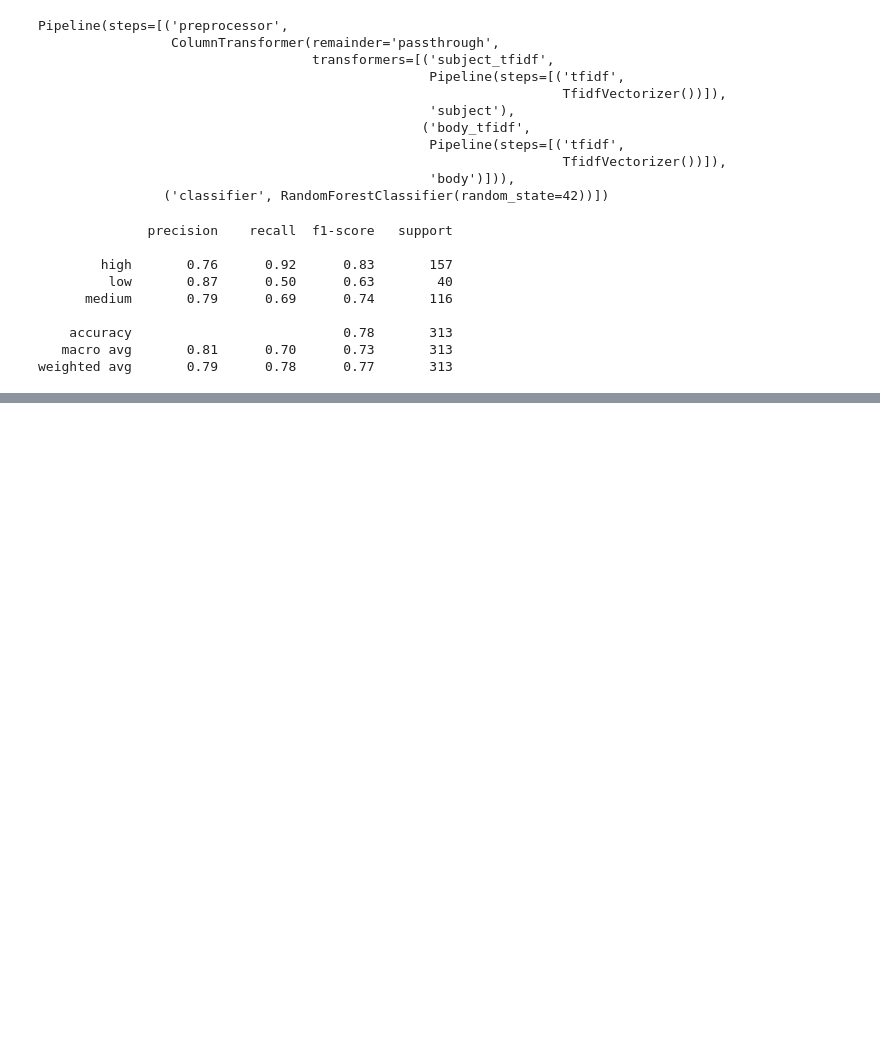
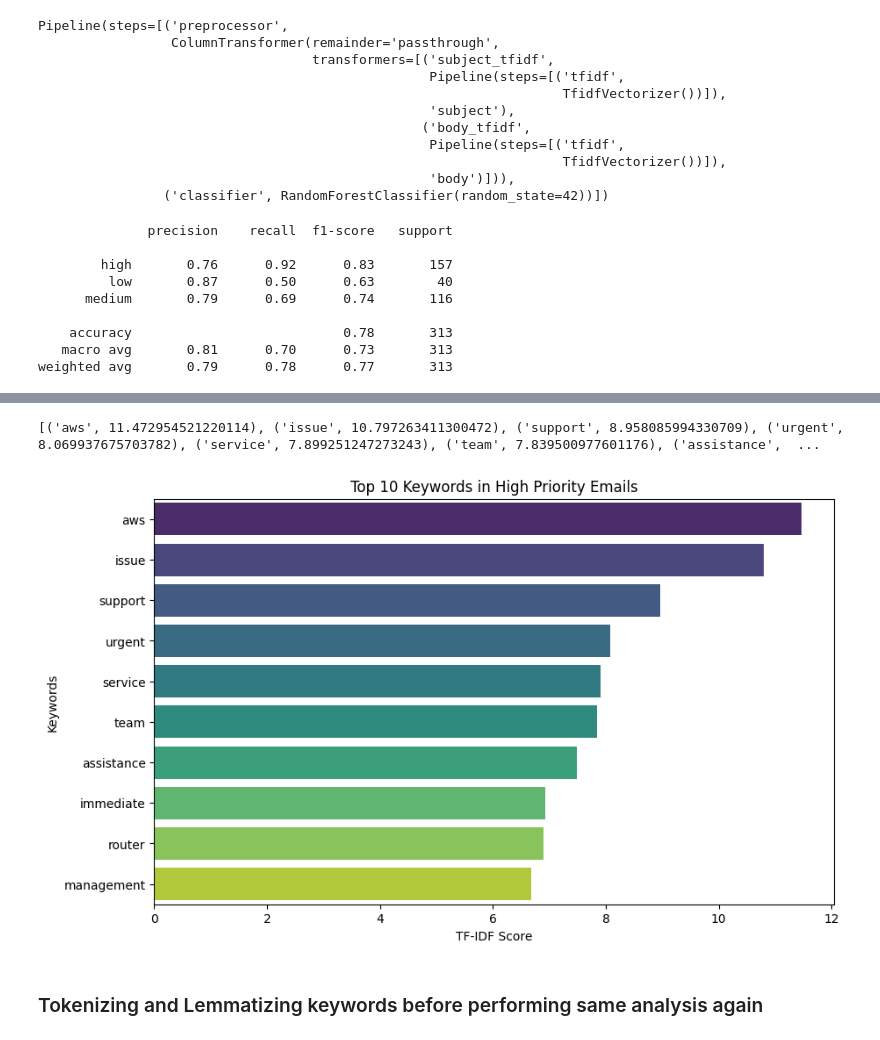
Before and after one commit to Kripa8702/Text-Classifier---Urgent-vs.-No-Urgent, a Jupyter notebook: classification_with_tfId.ipynb, the cells around one changed output, grey strips where cells are left out. Cells and saved outputs as stored; diff of their text form; code cells hidden in the pictures; blank space fills up the shorter version.

```diff
--- a/classification_with_tfId.ipynb
+++ b/classification_with_tfId.ipynb
@@ -82,0 +93,40 @@ weighted avg       0.79      0.78      0.77       313
+# %%
+df_new = pd.read_csv('helpdesk_customer_tickets.csv')
+df_new.dropna(subset=['body', 'subject'], inplace=True)
+df_new = df_new[df_new.language == 'en']
+
+# Get high priority emails
+high_priority_emails = df_new[df_new['priority'] == 'high']
+
+# Combine subject and body for TF-IDF analysis
+high_priority_texts = high_priority_emails['subject'] + ' ' + high_priority_emails['body']
+
+tdidf_vectorizer = TfidfVectorizer(lowercase=True, stop_words='english')
+tdidf_matrix = tdidf_vectorizer.fit_transform(high_priority_texts)
+# %%
+# Extract words and their corresponding TF-IDF values
+
+feature_names = tdidf_vectorizer.get_feature_names_out()
+word_scores = zip(feature_names, tdidf_matrix.sum(axis=0).tolist()[0])
+
+top_words = sorted(word_scores, key=lambda x: x[1], reverse=True)[:10]
+print(top_words)
+# %% [output]
+[('aws', 11.472954521220114), ('issue', 10.797263411300472), ('support', 8.958085994330709), ('urgent', 8.069937675703782), ('service', 7.899251247273243), ('team', 7.839500977601176), ('assistance',  ...
+# %%
+# Visualize the top 10 words with the highest TF-IDF scores
+import matplotlib.pyplot as plt
+import seaborn as sns
+
+keywords, frequencies = zip(*top_words)
+
+plt.figure(figsize=(10, 6))
+sns.barplot(x=frequencies, y=keywords, palette='viridis', hue=keywords)
+plt.xlabel('TF-IDF Score')
+plt.ylabel('Keywords')
+plt.title('Top 10 Keywords in High Priority Emails')
+plt.show()
+# %% [output]
+[figure, added]
+# %% [markdown]
+### Tokenizing and Lemmatizing keywords before performing same analysis again
```
Also changed, not shown: parts of 34 cells of this notebook, 4 other files.
